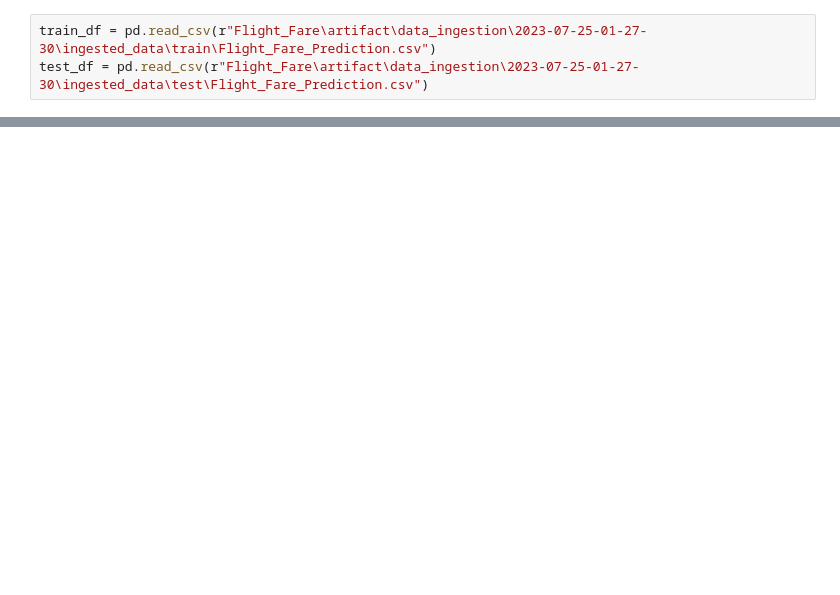
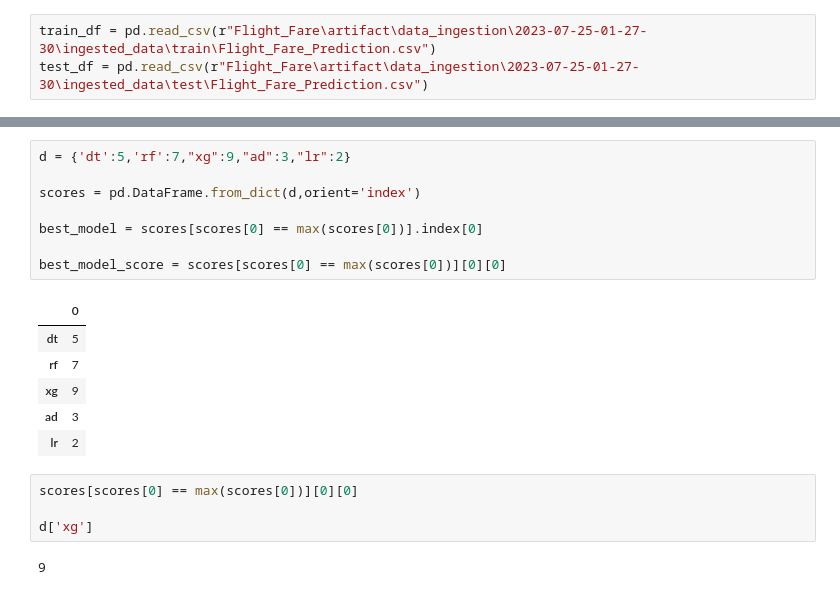
Before and after one commit to divya030/Flight_Fare_Predictions, a Jupyter notebook: triall_1.ipynb, the cells around one changed output, grey strips where cells are left out. Saved outputs shown, nothing was run; the diff lists cells and outputs as text; blank space fills up the shorter version.

```diff
--- a/triall_1.ipynb
+++ b/triall_1.ipynb
@@ -132,0 +183,21 @@ See the caveats in the documentation: https://pandas.pydata.org/pandas-docs/stab
+# %%
+d = {'dt':5,'rf':7,"xg":9,"ad":3,"lr":2}
+
+scores = pd.DataFrame.from_dict(d,orient='index')
+
+best_model = scores[scores[0] == max(scores[0])].index[0]
+
+best_model_score = scores[scores[0] == max(scores[0])][0][0]
+# %% [output]
+|  | 0 |
+| dt | 5 |
+| rf | 7 |
+| xg | 9 |
+| ad | 3 |
+| lr | 2 |
+# %%
+scores[scores[0] == max(scores[0])][0][0]
+
+d['xg']
+# %% [output]
+9
```
Also changed, not shown: parts of 39 cells of this notebook, 15 other files.
